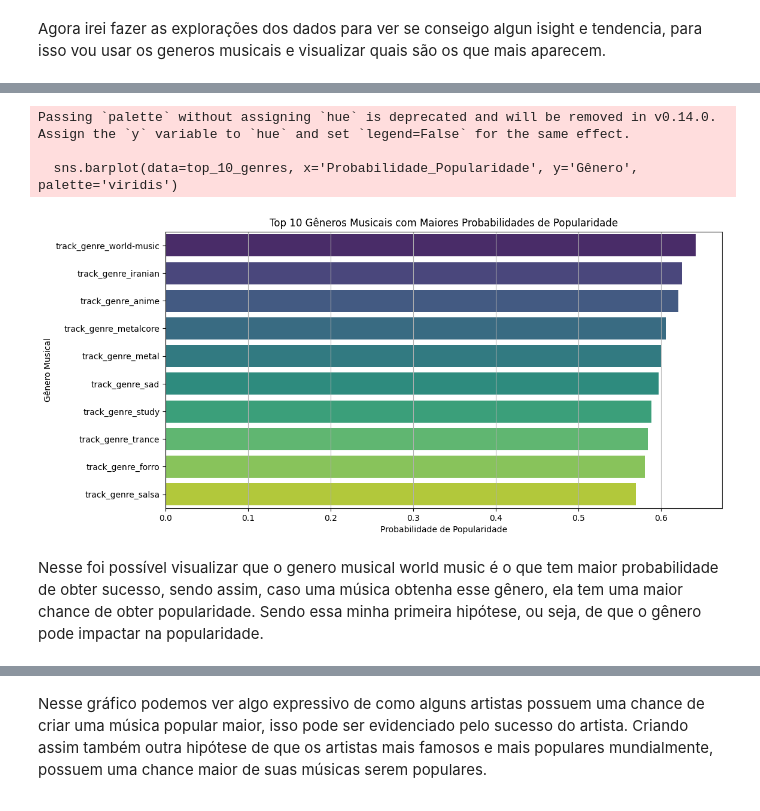
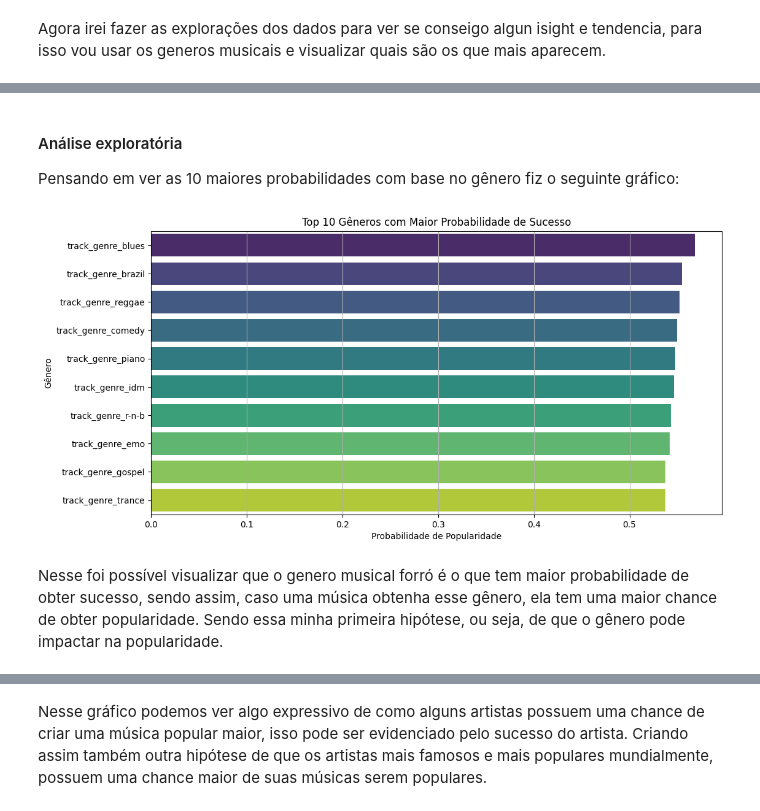
Before and after one commit to Yanomafpk/Ponderada-spotify, a Jupyter notebook: ponderada.ipynb, the cells around one changed output, grey strips where cells are left out. Drawn from its saved outputs; the diff is of its cells as text; code cells hidden in the pictures.

```diff
--- a/ponderada.ipynb
+++ b/ponderada.ipynb
@@ -365,0 +405,28 @@ Agora irei gerar os gráficos com as 10 maiores probabilidaes:
+# %%
+# Obtendo as colunas que representam os gêneros
+genre_columns = [col for col in df_test.columns if col.startswith('track_genre_')]
+
+# Criando uma lista para armazenar as probabilidades de popularidade
+genre_popularity_list = []
+
+# Iterando pelas colunas dos gêneros
+for genre_column in genre_columns:
+    total_songs = df_test[genre_column].sum()  # Total de músicas do gênero
+    total_popular = df_test[df_test[genre_column] == 1]['popularity_target'].sum()  # Total de músicas populares
+
+    # Calculando a probabilidade de popularidade, já que total_songs é sempre maior ou igual a zero
+    prob_popular = total_popular / total_songs if total_songs > 0 else 0
+
+    # Adicionando os dados à lista
+    genre_popularity_list.append({
+        'genre': genre_column,
+        'total_songs': total_songs,
+        'total_popular': total_popular,
+        'probability_popular': prob_popular
+    })
+
+# Criando um DataFrame com as probabilidades
+genre_popularity = pd.DataFrame(genre_popularity_list)
+
+# Exibindo as probabilidades
+print(genre_popularity)
@@ -366,29 +525,22 @@ Agora irei gerar os gráficos com as 10 maiores probabilidaes:
+# %% [markdown]
+#### Análise exploratória
+
+Pensando em ver as 10 maiores probabilidades com base no gênero fiz o seguinte gráfico:
 # %%
-genre_columns = ohe_genre.get_feature_names_out()
-
-genre_probabilities = pd.DataFrame({
-    'Gênero': genre_columns,
-    'Probabilidade_Popularidade': [genre_df.loc[genre_df['Gênero'] == genre, 'Probabilidade_Popularidade'].values[0] for genre in genre_columns]
-})
-
-
-top_10_genres = genre_probabilities.nlargest(10, 'Probabilidade_Popularidade')
+top_genres = genre_popularity.nlargest(10, 'probability_popular')
 
 
 plt.figure(figsize=(12, 6))
-sns.barplot(data=top_10_genres, x='Probabilidade_Popularidade', y='Gênero', palette='viridis')
-plt.title('Top 10 Gêneros Musicais com Maiores Probabilidades de Popularidade')
+sns.barplot(data=top_genres, x='probability_popular', y='genre', hue='genre', palette='viridis', legend=False)
+plt.title('Top 10 Gêneros com Maior Probabilidade de Sucesso')
 plt.xlabel('Probabilidade de Popularidade')
-plt.ylabel('Gênero Musical')
+plt.ylabel('Gênero')
 plt.grid(axis='x')
 plt.show()
 # %% [output]
-Passing `palette` without assigning `hue` is deprecated and will be removed in v0.14.0. Assign the `y` variable to `hue` and set `legend=False` for the same effect.
-
-  sns.barplot(data=top_10_genres, x='Probabilidade_Popularidade', y='Gênero', palette='viridis')
-[figure, old version]
+[figure, new version]
 # %% [markdown]
-Nesse foi possível visualizar que o genero musical world music é o que tem maior probabilidade de obter sucesso, sendo assim, caso uma música obtenha esse gênero, ela tem uma maior chance de obter popularidade. Sendo essa minha primeira hipótese, ou seja, de que o gênero pode impactar na popularidade.
+Nesse foi possível visualizar que o genero musical forró é o que tem maior probabilidade de obter sucesso, sendo assim, caso uma música obtenha esse gênero, ela tem uma maior chance de obter popularidade. Sendo essa minha primeira hipótese, ou seja, de que o gênero pode impactar na popularidade.
 # %%
 # Passo 1: Contar o número de músicas populares por artista
 artist_popularity_counts = df_train[df_train['popularity_target'] == 1].groupby('artists').size().reset_index(name='Número_de_Músicas_Populares')
```
Also changed, not shown: parts of 60 cells of this notebook, 1 other file.
